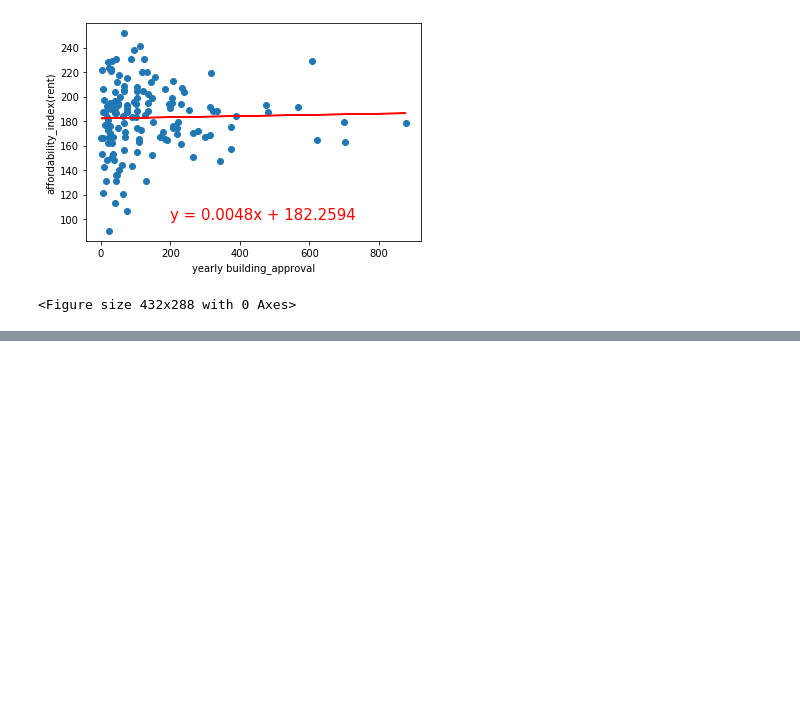
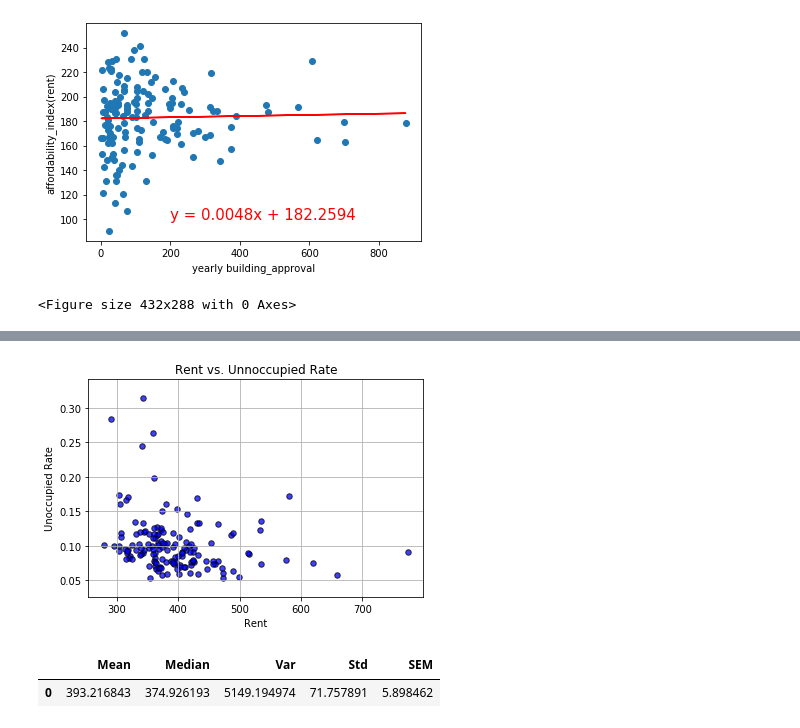
Before and after one commit to jiroken25/project-property, a Jupyter notebook: ProjectCombined.ipynb, the cells around one changed output, grey strips where cells are left out. Drawn from its saved outputs; the diff is of its cells as text; code cells hidden in the pictures; blank space fills up the shorter version.

```diff
--- a/ProjectCombined.ipynb
+++ b/ProjectCombined.ipynb
@@ -200,0 +229,28 @@ The r-squared is: 0.02617817372113006
+# %%
+
+plt.scatter(aff_df['median_rent'],aff_df['unoccupied_rate'], marker="o", facecolors="blue", edgecolors="black",s=30, alpha=0.75)
+plt.grid()
+
+plt.title(f"Rent vs. Unnoccupied Rate")
+plt.xlabel('Rent')
+plt.ylabel('Unoccupied Rate')
+
+plt.savefig("Rent vs. Unoccupied Rate.png")
+plt.show()
+# %% [output]
+[figure, added]
+# %%
+
+medrentmean = aff_df["median_rent"].mean()
+medrentmedian = aff_df["median_rent"].median()
+medrentvar = aff_df["median_rent"].var()
+medrentstd = aff_df["median_rent"].std()
+medrentsem = aff_df["median_rent"].sem()
+
+#create datafram
+df_medrentsummary = pd.DataFrame([[medrentmean,medrentmedian,medrentvar,medrentstd,medrentsem]], columns = ["Mean","Median","Var","Std","SEM"])
+
+df_medrentsummary
+# %% [output]
+|  | Mean | Median | Var | Std | SEM |
+| 0 | 393.216843 | 374.926193 | 5149.194974 | 71.757891 | 5.898462 |
```
Also changed, not shown: parts of 5 cells of this notebook, 4 other files.
